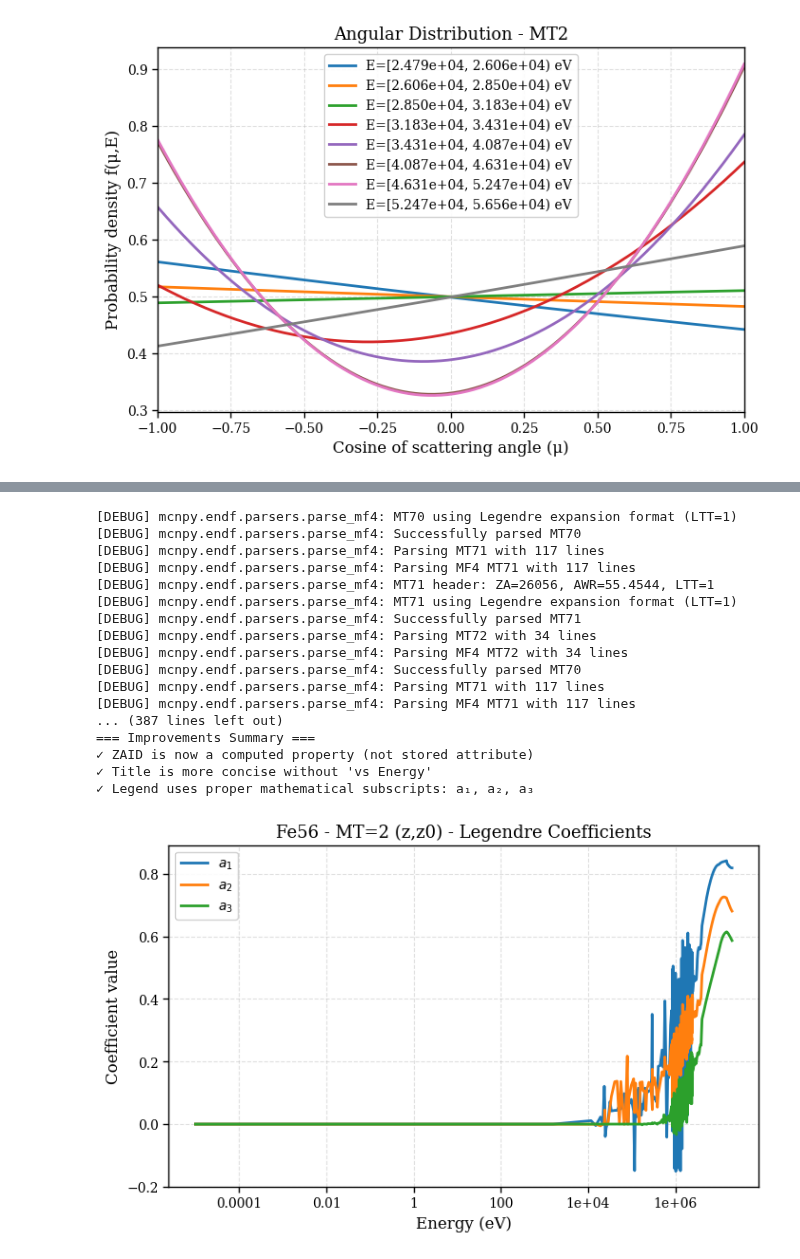
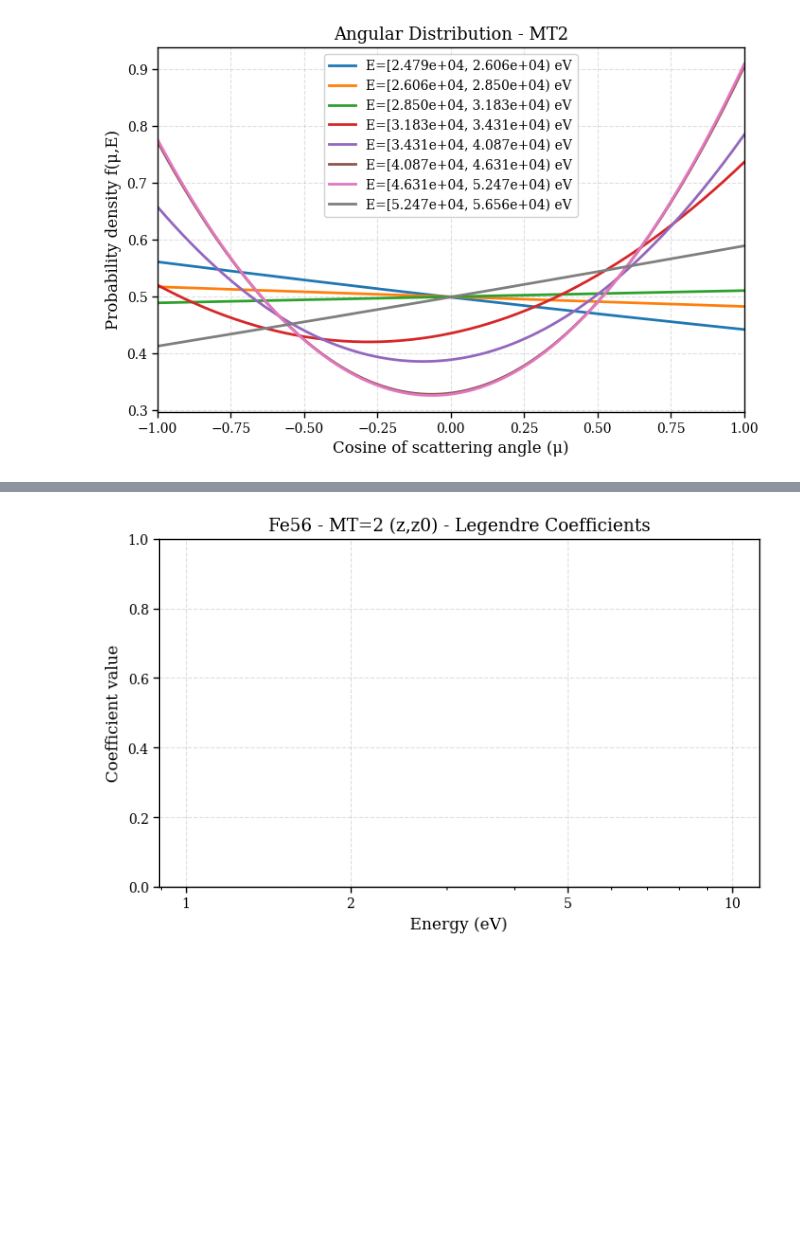
Before and after one commit to monleon96/kika, a Jupyter notebook: mcnpy/endf/classes/mf4/test_plot.ipynb, the cells around one changed output, grey strips where cells are left out. Drawn from its saved outputs; the diff is of its cells as text; code cells hidden in the pictures; blank space fills up the shorter version.

```diff
--- a/mcnpy/endf/classes/mf4/test_plot.ipynb
+++ b/mcnpy/endf/classes/mf4/test_plot.ipynb
@@ -15,9 +54,10 @@ configure_endf_debug_logging(enable=True, level=logging.DEBUG, modules=modules)
 # %%
 # Define file path
 pierre_endf = '/soft_snc/lib/endf/jeff40/neutrons/13-Al-26g.txt'
-Fe56_ednf = '/soft_snc/lib/endf/jeff33/neutrons/26-Fe-56g.jeff33'
+Fe56_endf_jeff33 = '/soft_snc/lib/endf/jeff33/neutrons/26-Fe-56g.jeff33'
+Fe56_endf_jeff40 = '/soft_snc/lib/endf/jeff40/neutrons/26-Fe-56g.txt'
 
-endf = read_endf(Fe56_ednf)
+endf = read_endf(Fe56_endf_jeff33)
 mf4mt2 = endf.mf[4].mt[2]
 # %% [output]
 [DEBUG] mcnpy.endf.parsers.parse_mf4: Parsing MF4 with 7779 lines
@@ -72,57 +153,11 @@ fig = plot_legendre_coefficients_from_endf(
 # %%
-# Test all three improvements
-import sys
-import importlib
-
-# Remove modules from cache to force fresh imports
-modules_to_reload = [
-    'mcnpy.endf.parsers.parse_endf',
-    'mcnpy.endf.classes.endf',
-    'mcnpy.endf.classes.mf4.plotting'
-]
-
-for module_name in modules_to_reload:
-    if module_name in sys.modules:
-        del sys.modules[module_name]
-
-# Fresh import and parsing
-from mcnpy.endf.parsers.parse_endf import parse_endf_file
-endf_improved = parse_endf_file(Fe56_ednf)
-
-print("=== Testing Improvements ===")
-print(f"1. MAT number: {endf_improved.mat}")
-print(f"2. ZAID (now as property): {endf_improved.zaid}")
-print(f"3. Isotope symbol: {endf_improved.get_isotope_symbol()}")
-
-# Test the improved plotting function
-from mcnpy.endf.classes.mf4.plotting import plot_legendre_coefficients_from_endf
-
-print("\n=== Creating plots with improvements ===")
-
-# Plot with uncertainties
-print("Plot WITH uncertainties:")
-fig_with_unc = plot_legendre_coefficients_from_endf(
-    endf_improved,
-    mt=2,
-    orders=[1, 2, 3],
-    include_uncertainties=True,
-    figsize=(12, 7)
-)
-fig_with_unc.show()
-
 print("\nPlot WITHOUT uncertainties:")
 # Plot without uncertainties
 fig_without_unc = plot_legendre_coefficients_from_endf(
-    endf_improved,
+    endf,
     mt=2,
-    orders=[1, 2, 3],
+    orders=[31],
     include_uncertainties=False,
     figsize=(12, 7)
 )
-fig_without_unc.show()
-
-print("\n=== Improvements Summary ===")
-print("✓ ZAID is now a computed property (not stored attribute)")
-print("✓ Title is more concise without 'vs Energy'")
-print("✓ Legend uses proper mathematical subscripts: a₁, a₂, a₃")
 # %% [output]
@@ -146,18 +165 @@ print("✓ Legend uses proper mathematical subscripts: a₁, a₂, a₃")
-[DEBUG] mcnpy.endf.parsers.parse_mf4: MT70 using Legendre expansion format (LTT=1)
-[DEBUG] mcnpy.endf.parsers.parse_mf4: Successfully parsed MT70
-[DEBUG] mcnpy.endf.parsers.parse_mf4: Parsing MT71 with 117 lines
-[DEBUG] mcnpy.endf.parsers.parse_mf4: Parsing MF4 MT71 with 117 lines
-[DEBUG] mcnpy.endf.parsers.parse_mf4: MT71 header: ZA=26056, AWR=55.4544, LTT=1
-[DEBUG] mcnpy.endf.parsers.parse_mf4: MT71 using Legendre expansion format (LTT=1)
-[DEBUG] mcnpy.endf.parsers.parse_mf4: Successfully parsed MT71
-[DEBUG] mcnpy.endf.parsers.parse_mf4: Parsing MT72 with 34 lines
-[DEBUG] mcnpy.endf.parsers.parse_mf4: Parsing MF4 MT72 with 34 lines
-[DEBUG] mcnpy.endf.parsers.parse_mf4: Successfully parsed MT70
-[DEBUG] mcnpy.endf.parsers.parse_mf4: Parsing MT71 with 117 lines
-[DEBUG] mcnpy.endf.parsers.parse_mf4: Parsing MF4 MT71 with 117 lines
-... (387 lines left out)
-=== Improvements Summary ===
-✓ ZAID is now a computed property (not stored attribute)
-✓ Title is more concise without 'vs Energy'
-✓ Legend uses proper mathematical subscripts: a₁, a₂, a₃
-[figure, old version]
+[figure, new version]
```
Also changed, not shown: parts of 11 cells of this notebook, 21 other files.
